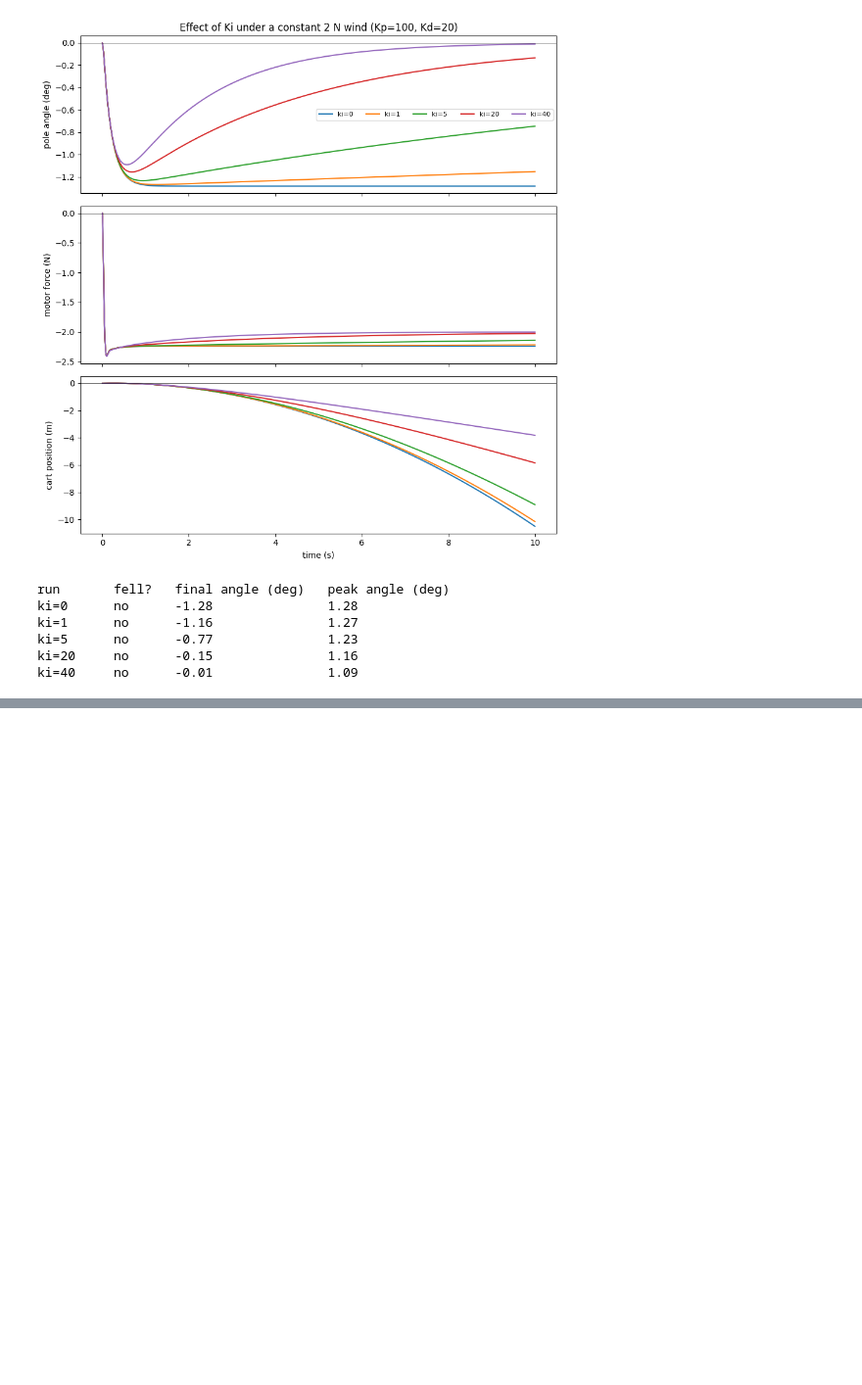
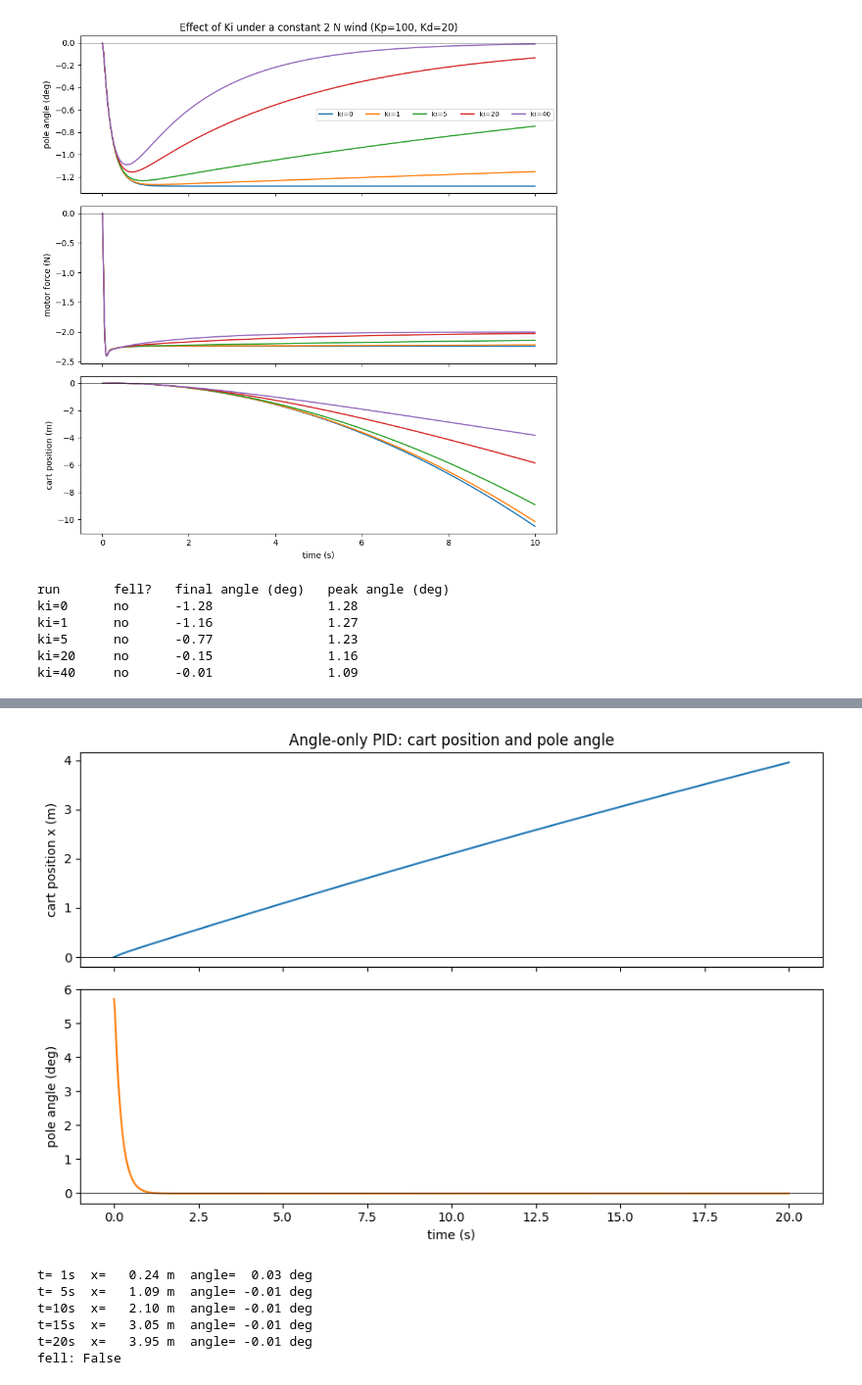
Before and after one commit to Series-Parallel/Machine_in_control, a Jupyter notebook: cartpole_pid.ipynb, the cells around one changed output, grey strips where cells are left out. Shown at 98% size. Drawn from its saved outputs; the diff is of its cells as text; code cells hidden in the pictures; blank space fills up the shorter version.

```diff
--- a/cartpole_pid.ipynb
+++ b/cartpole_pid.ipynb
@@ -324,0 +394,27 @@ ki=40     no      -0.01               1.09
+# %%
+import numpy as np
+import matplotlib.pyplot as plt
+
+pid = PID(100, 1, 20, dt=0.005)
+log = simulate(pid, th0=0.1, T=20.0)
+t, x, th = log[:, 0], log[:, 1], np.degrees(log[:, 2])
+
+fig, ax = plt.subplots(2, 1, figsize=(9, 6), sharex=True)
+ax[0].plot(t, x); ax[0].axhline(0, color="k", lw=0.6)
+ax[0].set_ylabel("cart position x (m)"); ax[0].set_title("Angle-only PID: cart position and pole angle")
+ax[1].plot(t, th, color="C1"); ax[1].axhline(0, color="k", lw=0.6)
+ax[1].set_ylabel("pole angle (deg)"); ax[1].set_xlabel("time (s)")
+plt.tight_layout(); plt.show()
+
+for tt in [1, 5, 10, 15, 20]:
+    i = min(int(tt / 0.005), len(t) - 1)
+    print(f"t={tt:>2}s  x={x[i]:7.2f} m  angle={th[i]:6.2f} deg")
+print("fell:", bool(log[:, 5].max()))
+# %% [output]
+[figure, added]
+t= 1s  x=   0.24 m  angle=  0.03 deg
+t= 5s  x=   1.09 m  angle= -0.01 deg
+t=10s  x=   2.10 m  angle= -0.01 deg
+t=15s  x=   3.05 m  angle= -0.01 deg
+t=20s  x=   3.95 m  angle= -0.01 deg
+fell: False
```
Also changed, not shown: parts of 22 cells of this notebook.
